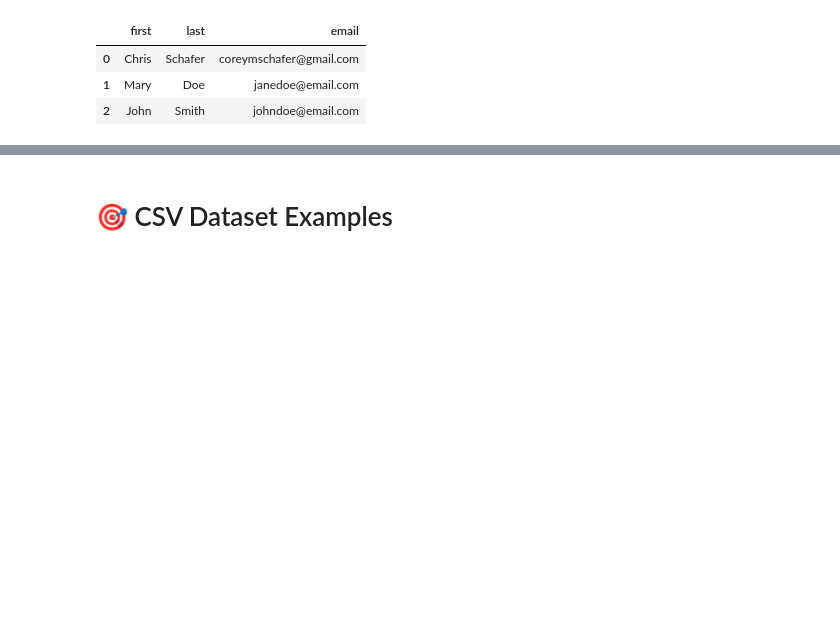
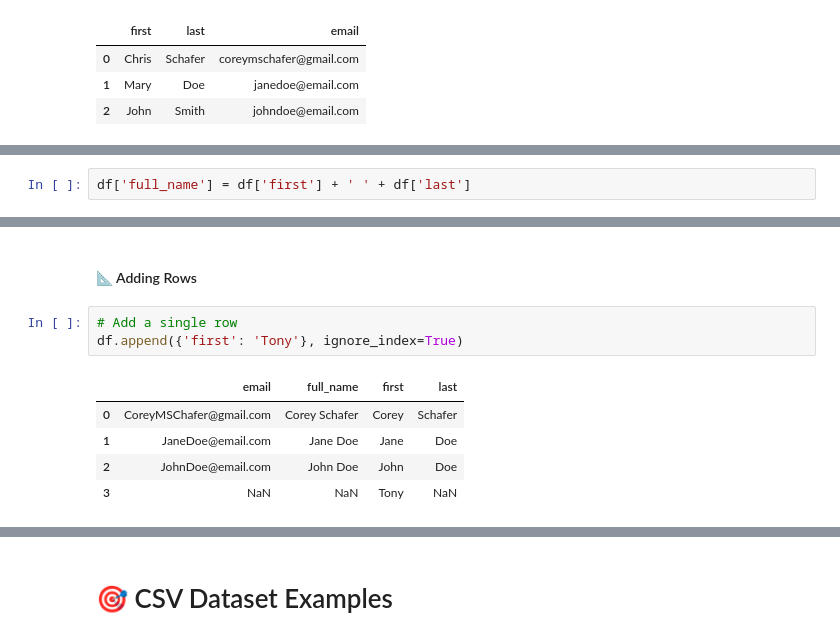
Before and after one commit to yaostyle/pandas_labs, a Jupyter notebook: pandas_tutorial_practice.ipynb, the cells around one changed output, grey strips where cells are left out. Cells and saved outputs as stored; diff of their text form; blank space fills up the shorter version.

```diff
--- a/pandas_tutorial_practice.ipynb
+++ b/pandas_tutorial_practice.ipynb
@@ -342,0 +355,2 @@ df
+# %%
+df['full_name'] = df['first'] + ' ' + df['last']
@@ -342,0 +391,11 @@ df
+# %% [markdown]
+#### 📐 Adding Rows
+# %%
+# Add a single row
+df.append({'first': 'Tony'}, ignore_index=True)
+# %% [output]
+|  | email | full_name | first | last |
+| 0 | CoreyMSChafer@gmail.com | Corey Schafer | Corey | Schafer |
+| 1 | JaneDoe@email.com | Jane Doe | Jane | Doe |
+| 2 | JohnDoe@email.com | John Doe | John | Doe |
+| 3 | NaN | NaN | Tony | NaN |
```
Also changed, not shown: parts of 16 cells of this notebook.
